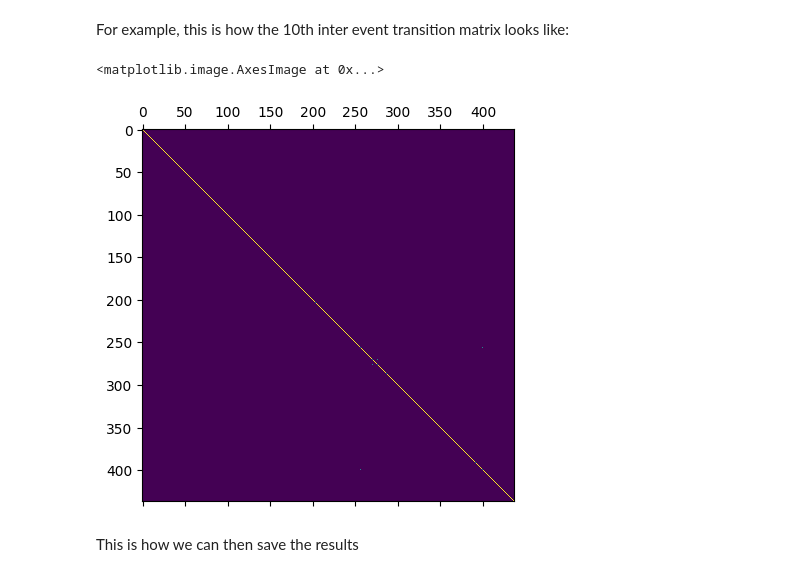
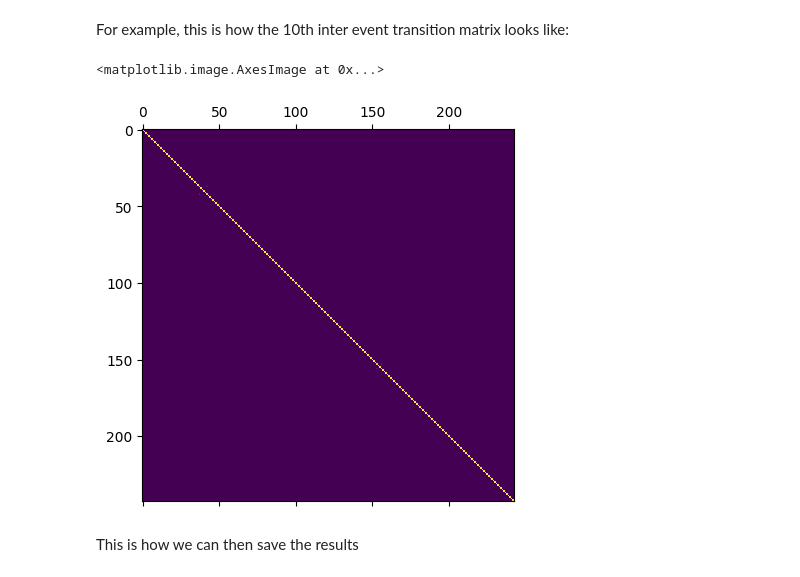
Before and after one commit to bovet-research-group/flow_stability, a Jupyter notebook: examples/wild_mice_network.ipynb, the cells around one changed output. Cells and saved outputs as stored; diff of their text form; code cells hidden in the pictures.

```diff
--- a/examples/wild_mice_network.ipynb
+++ b/examples/wild_mice_network.ipynb
@@ -250,10 +248,10 @@ net.inter_T[lamda]
 # %% [markdown]
 For example, this is how the 10th inter event transition matrix looks like:
 # %%
-plt.matshow(net.inter_T[lamda][10].toarray())
+plt.matshow(net.inter_T[lamda][1].toarray())
 # %% [output]
 <matplotlib.image.AxesImage at 0x...>
-[figure, old version]
+[figure, new version]
 # %% [markdown]
 This is how we can then save the results
 # %%
```
Also changed, not shown: parts of 35 cells of this notebook, 1 other file.
